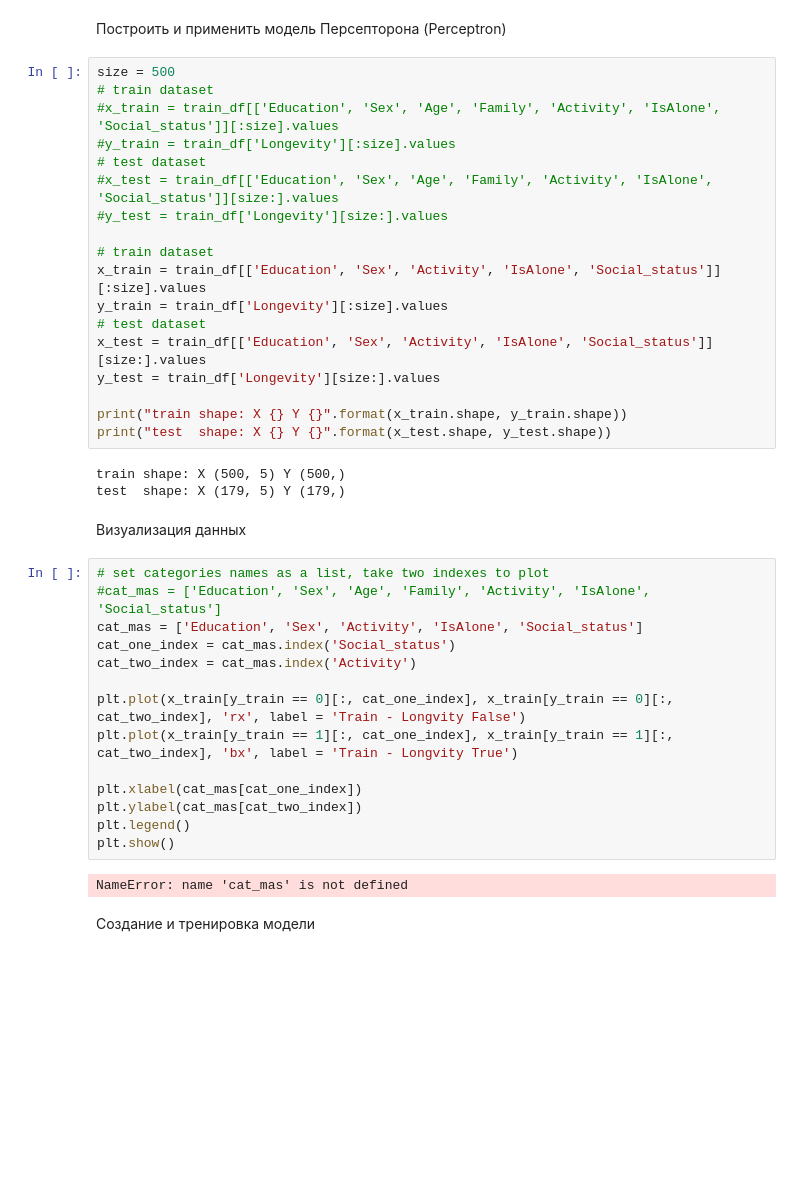
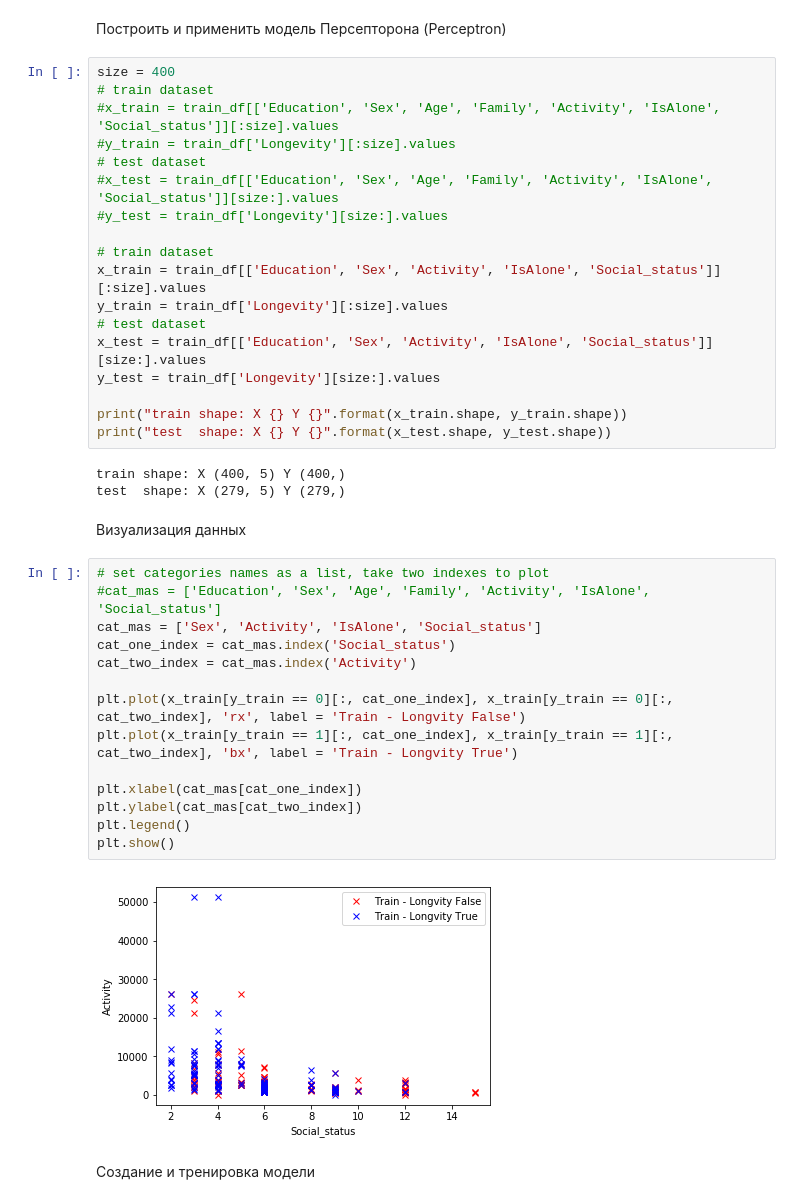
Before and after one commit to Raskol-dm/BMSTU-Hakaton_, a Jupyter notebook: Day3/perceptron.ipynb, the cells around one changed output. Cells and saved outputs as stored; diff of their text form; blank space fills up the shorter version.

```diff
--- a/Day3/perceptron.ipynb
+++ b/Day3/perceptron.ipynb
@@ -27,7 +26,7 @@ train_df.head()
 # %% [markdown]
 Построить и применить модель Персепторона (Perceptron)
 # %%
-size = 500
+size = 400
 # train dataset
 #x_train = train_df[['Education', 'Sex', 'Age', 'Family', 'Activity', 'IsAlone', 'Social_status']][:size].values
 #y_train = train_df['Longevity'][:size].values
@@ -45,26 +44,26 @@ y_test = train_df['Longevity'][size:].values
 print("train shape: X {} Y {}".format(x_train.shape, y_train.shape))
 print("test  shape: X {} Y {}".format(x_test.shape, y_test.shape))
 # %% [output]
-train shape: X (500, 5) Y (500,)
-test  shape: X (179, 5) Y (179,)
+train shape: X (400, 5) Y (400,)
+test  shape: X (279, 5) Y (279,)
 # %% [markdown]
 Визуализация данных
 # %%
 # set categories names as a list, take two indexes to plot
 #cat_mas = ['Education', 'Sex', 'Age', 'Family', 'Activity', 'IsAlone', 'Social_status']
-cat_mas = ['Education', 'Sex', 'Activity', 'IsAlone', 'Social_status']
+cat_mas = ['Sex', 'Activity', 'IsAlone', 'Social_status']
 cat_one_index = cat_mas.index('Social_status')
 cat_two_index = cat_mas.index('Activity')
 
 plt.plot(x_train[y_train == 0][:, cat_one_index], x_train[y_train == 0][:, cat_two_index], 'rx', label = 'Train - Longvity False')
 plt.plot(x_train[y_train == 1][:, cat_one_index], x_train[y_train == 1][:, cat_two_index], 'bx', label = 'Train - Longvity True')
 
 plt.xlabel(cat_mas[cat_one_index])
 plt.ylabel(cat_mas[cat_two_index])
 plt.legend()
 plt.show()
 # %% [output]
-NameError: name 'cat_mas' is not defined
+[figure, added]
 # %% [markdown]
 Создание и тренировка модели
 # %%
```
Also changed, not shown: parts of 2 cells of this notebook.
